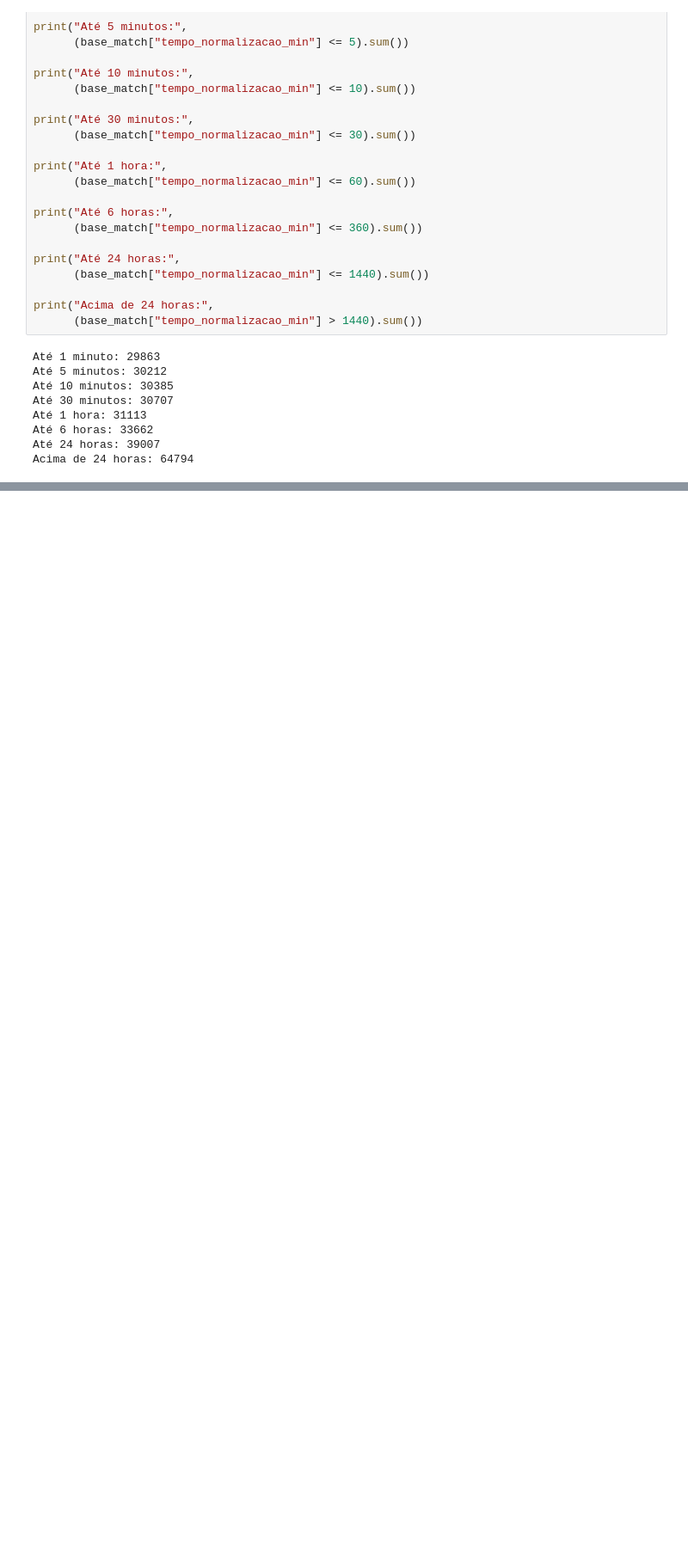
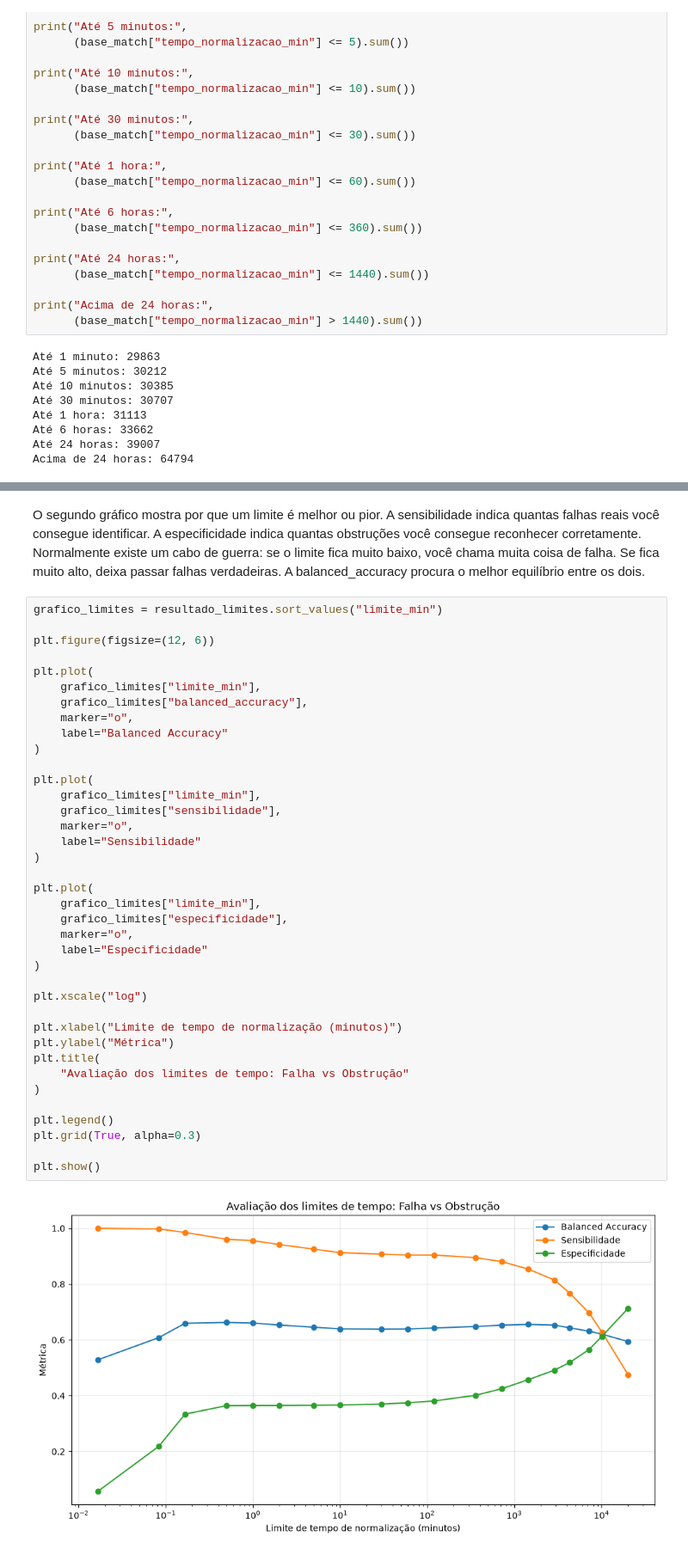
Before and after one commit to joaocardosodias/Lumem, a Jupyter notebook: eda/hipoteses/hipótese_5.ipynb, the cells around one changed output, grey strips where cells are left out. Shown at 86% size. Drawn from its saved outputs; the diff is of its cells as text; blank space fills up the shorter version.

```diff
--- a/eda/hipoteses/hipótese_5.ipynb
+++ b/eda/hipoteses/hipótese_5.ipynb
@@ -1474,0 +1805,42 @@ Acima de 24 horas: 64794
+# %% [markdown]
+O segundo gráfico mostra por que um limite é melhor ou pior. A sensibilidade indica quantas falhas reais você consegue identificar. A especificidade indica quantas obstruções você consegue reconhecer corretamente. Normalmente existe um cabo de guerra: se o limite fica muito baixo, você chama muita coisa de falha. Se fica muito alto, deixa passar falhas verdadeiras. A balanced_accuracy procura o melhor equilíbrio entre os dois.
+# %%
+grafico_limites = resultado_limites.sort_values("limite_min")
+
+plt.figure(figsize=(12, 6))
+
+plt.plot(
+    grafico_limites["limite_min"],
+    grafico_limites["balanced_accuracy"],
+    marker="o",
+    label="Balanced Accuracy"
+)
+
+plt.plot(
+    grafico_limites["limite_min"],
+    grafico_limites["sensibilidade"],
+    marker="o",
+    label="Sensibilidade"
+)
+
+plt.plot(
+    grafico_limites["limite_min"],
+    grafico_limites["especificidade"],
+    marker="o",
+    label="Especificidade"
+)
+
+plt.xscale("log")
+
+plt.xlabel("Limite de tempo de normalização (minutos)")
+plt.ylabel("Métrica")
+plt.title(
+    "Avaliação dos limites de tempo: Falha vs Obstrução"
+)
+
+plt.legend()
+plt.grid(True, alpha=0.3)
+
+plt.show()
+# %% [output]
+[figure, added]
```
Also changed, not shown: parts of 20 cells of this notebook.
